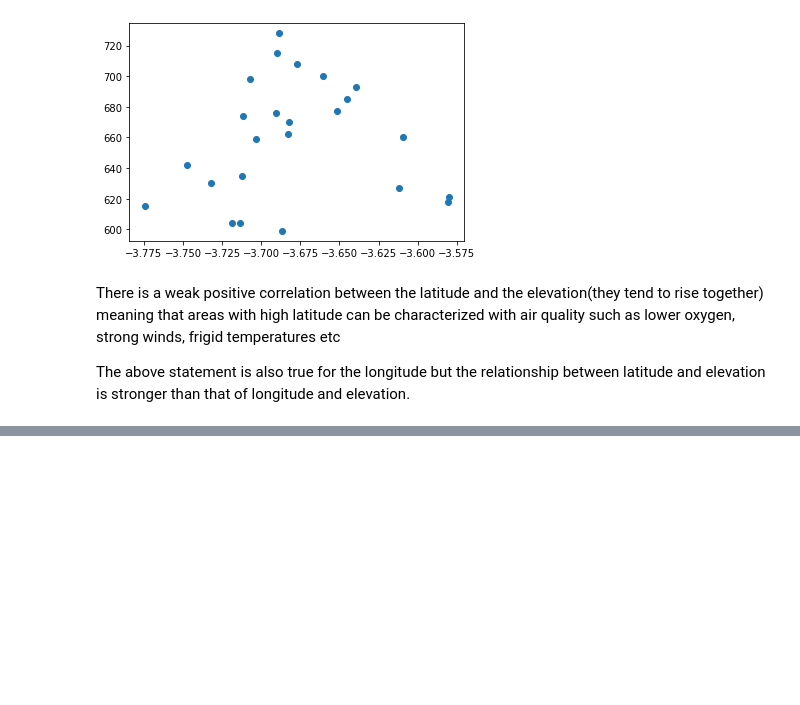
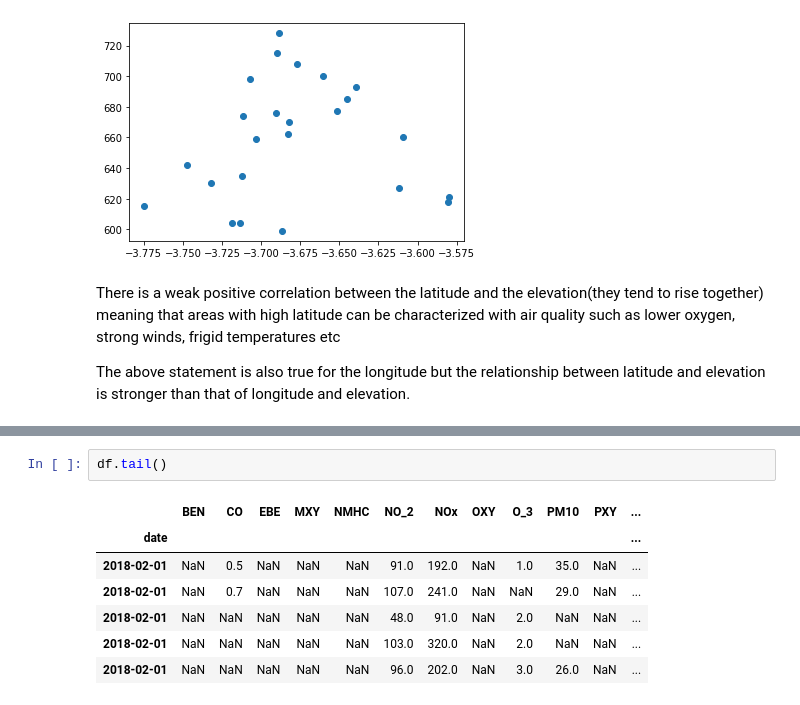
Before and after one commit to lisachukwu/PP22-W607, a Jupyter notebook: W706.ipynb, the cells around one changed output, grey strips where cells are left out. Cells and saved outputs as stored; diff of their text form; blank space fills up the shorter version.

```diff
--- a/W706.ipynb
+++ b/W706.ipynb
@@ -241,0 +131,10 @@ The dataset is made up of 3,808,224 indexes and 10 columns
+# %%
+df.tail()
+# %% [output]
+|  | BEN | CO | EBE | MXY | NMHC | NO_2 | NOx | OXY | O_3 | PM10 | PXY | ... |
+| date |  |  |  |  |  |  |  |  |  |  |  | ... |
+| 2018-02-01 | NaN | 0.5 | NaN | NaN | NaN | 91.0 | 192.0 | NaN | 1.0 | 35.0 | NaN | ... |
+| 2018-02-01 | NaN | 0.7 | NaN | NaN | NaN | 107.0 | 241.0 | NaN | NaN | 29.0 | NaN | ... |
+| 2018-02-01 | NaN | NaN | NaN | NaN | NaN | 48.0 | 91.0 | NaN | 2.0 | NaN | NaN | ... |
+| 2018-02-01 | NaN | NaN | NaN | NaN | NaN | 103.0 | 320.0 | NaN | 2.0 | NaN | NaN | ... |
+| 2018-02-01 | NaN | NaN | NaN | NaN | NaN | 96.0 | 202.0 | NaN | 3.0 | 26.0 | NaN | ... |
```
Also changed, not shown: parts of 38 cells of this notebook.
